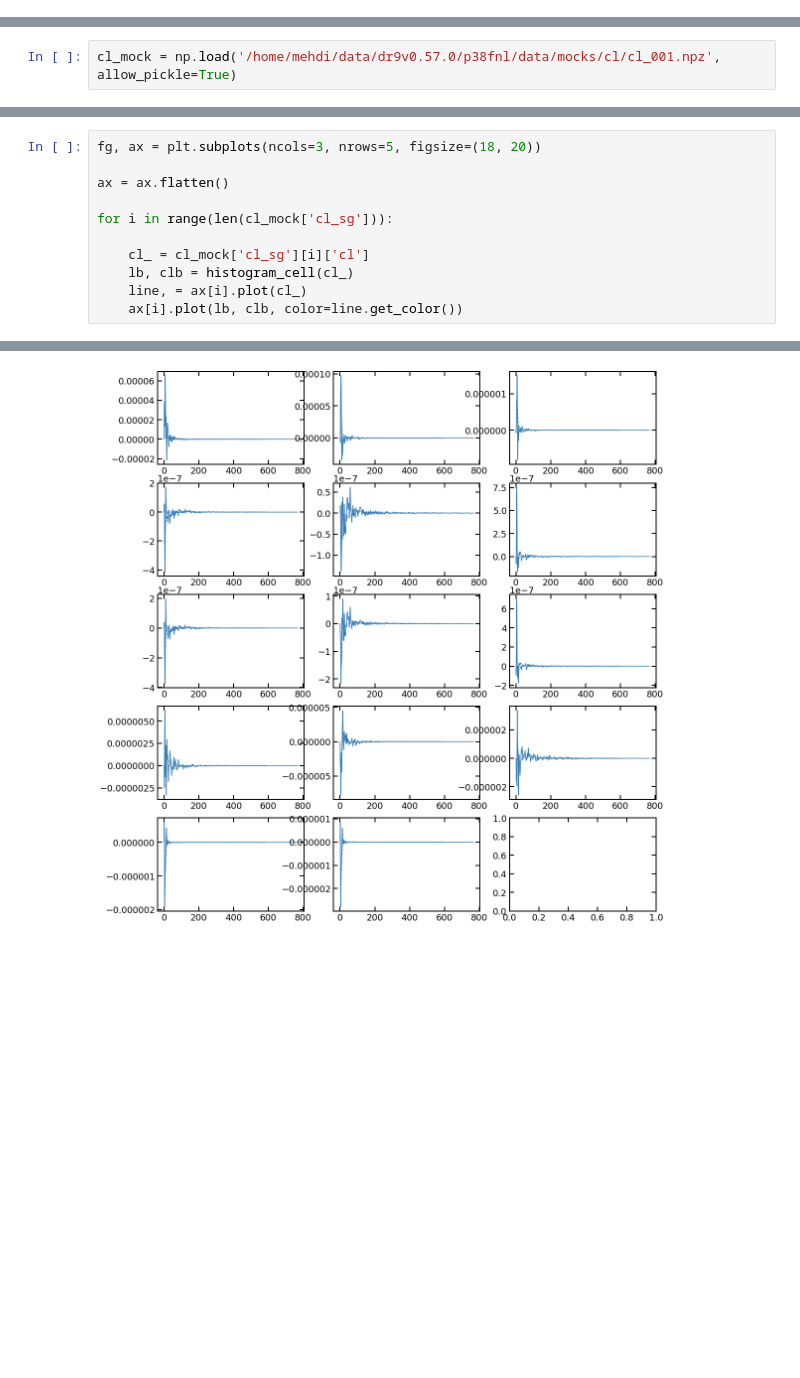
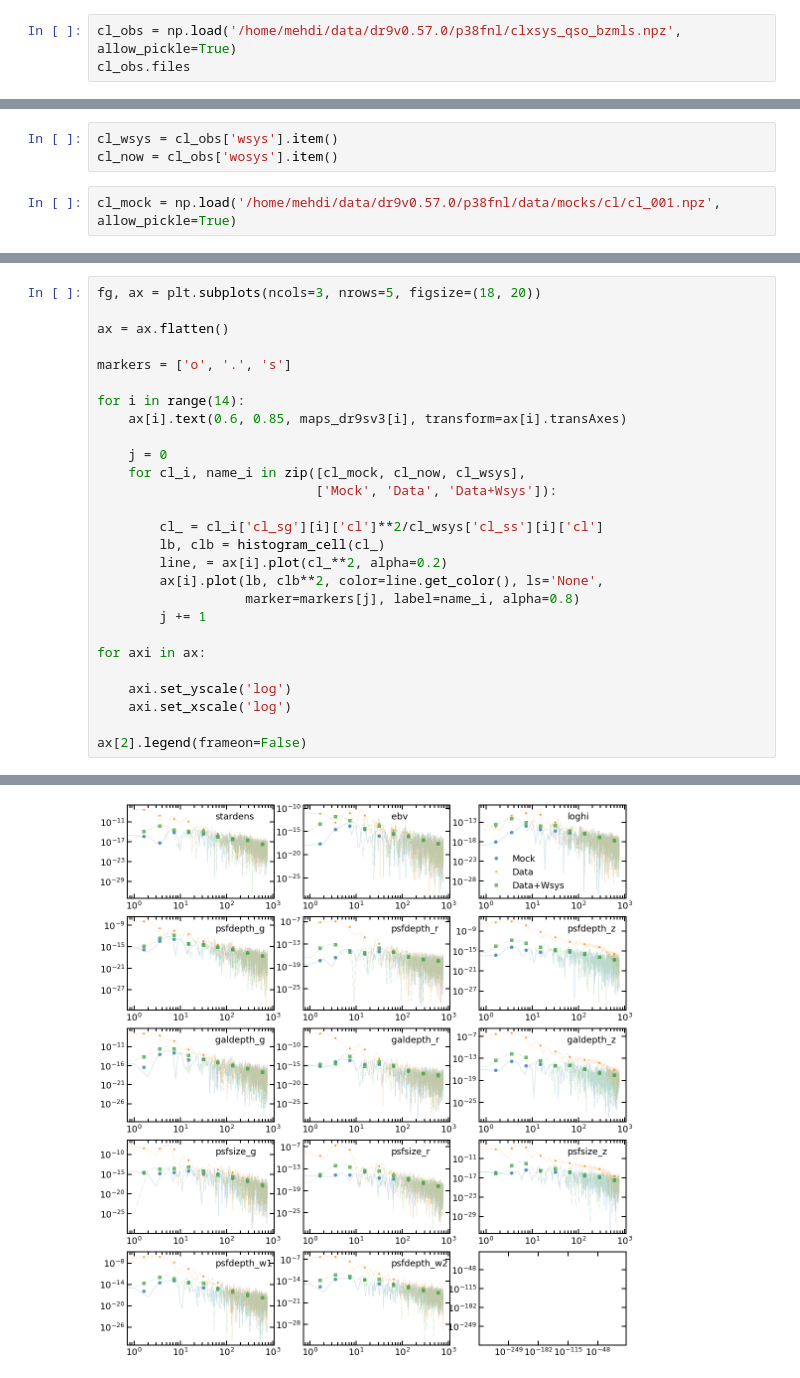
Before and after one commit to mehdirezaie/FFTLog-and-beyond, a Jupyter notebook: notebook/DESIsv3QSO.ipynb, the cells around one changed output, grey strips where cells are left out. Saved outputs shown, nothing was run; the diff lists cells and outputs as text; blank space fills up the shorter version.

```diff
--- a/notebook/DESIsv3QSO.ipynb
+++ b/notebook/DESIsv3QSO.ipynb
@@ -391,0 +407,3 @@ cl_now = get_cl(dhp_, rhp, mask, systematics=templ_np, njack=0)
+# %%
+cl_obs = np.load('/home/mehdi/data/dr9v0.57.0/p38fnl/clxsys_qso_bzmls.npz', allow_pickle=True)
+cl_obs.files
@@ -392,2 +412,5 @@ cl_now = get_cl(dhp_, rhp, mask, systematics=templ_np, njack=0)
+# %%
+cl_wsys = cl_obs['wsys'].item()
+cl_now = cl_obs['wosys'].item()
 # %%
 cl_mock = np.load('/home/mehdi/data/dr9v0.57.0/p38fnl/data/mocks/cl/cl_001.npz', allow_pickle=True)
@@ -396,10 +423,26 @@ fg, ax = plt.subplots(ncols=3, nrows=5, figsize=(18, 20))
 
 ax = ax.flatten()
 
-for i in range(len(cl_mock['cl_sg'])):
+markers = ['o', '.', 's']
 
-    cl_ = cl_mock['cl_sg'][i]['cl']
-    lb, clb = histogram_cell(cl_)
-    line, = ax[i].plot(cl_)
-    ax[i].plot(lb, clb, color=line.get_color())
+for i in range(14):
+    ax[i].text(0.6, 0.85, maps_dr9sv3[i], transform=ax[i].transAxes)
+
+    j = 0
+    for cl_i, name_i in zip([cl_mock, cl_now, cl_wsys],
+                            ['Mock', 'Data', 'Data+Wsys']):
+
+        cl_ = cl_i['cl_sg'][i]['cl']**2/cl_wsys['cl_ss'][i]['cl']
+        lb, clb = histogram_cell(cl_)
+        line, = ax[i].plot(cl_**2, alpha=0.2)
+        ax[i].plot(lb, clb**2, color=line.get_color(), ls='None',
+                   marker=markers[j], label=name_i, alpha=0.8)
+        j += 1
+
+for axi in ax:
+
+    axi.set_yscale('log')
+    axi.set_xscale('log')
+
+ax[2].legend(frameon=False)
 # %% [output]
@@ -406 +450 @@ for i in range(len(cl_mock['cl_sg'])):
-[figure, old version]
+[figure, new version]
```
Also changed, not shown: parts of 56 cells of this notebook, 1 other file.
